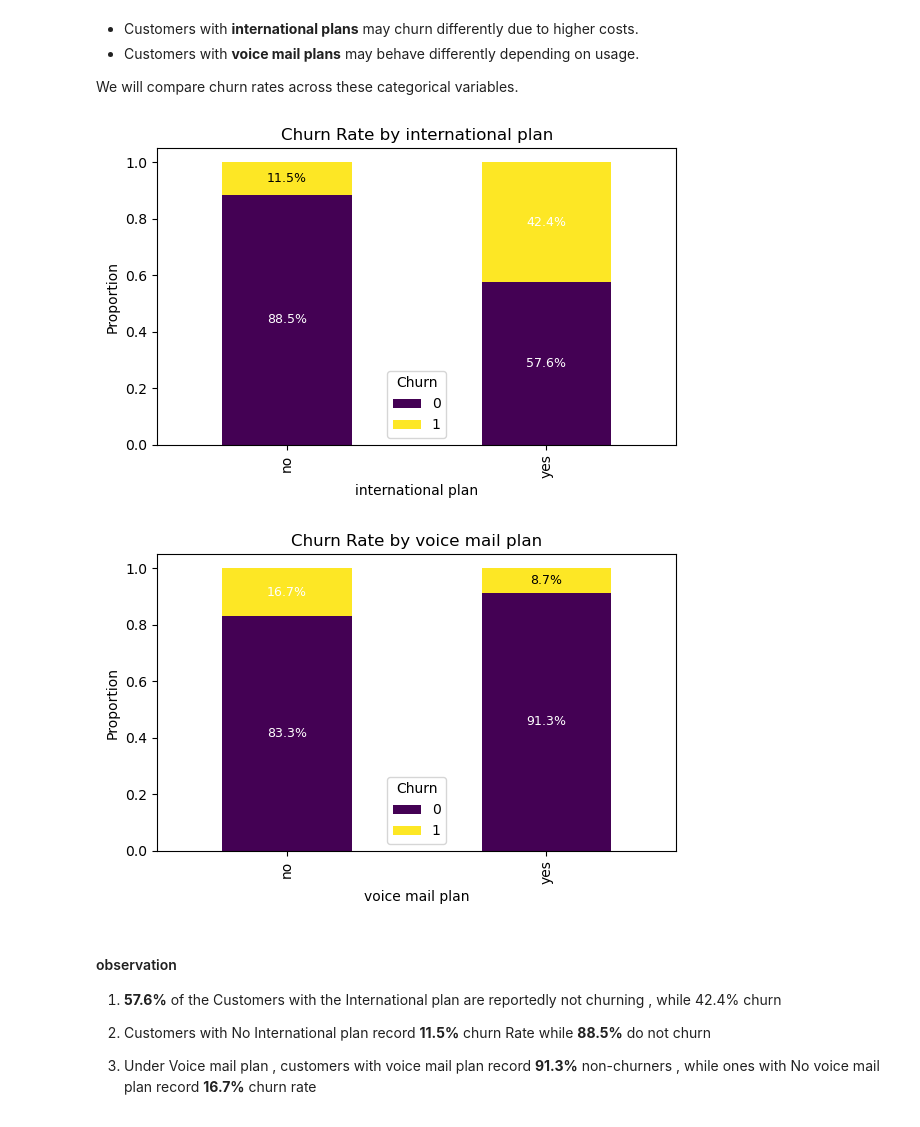
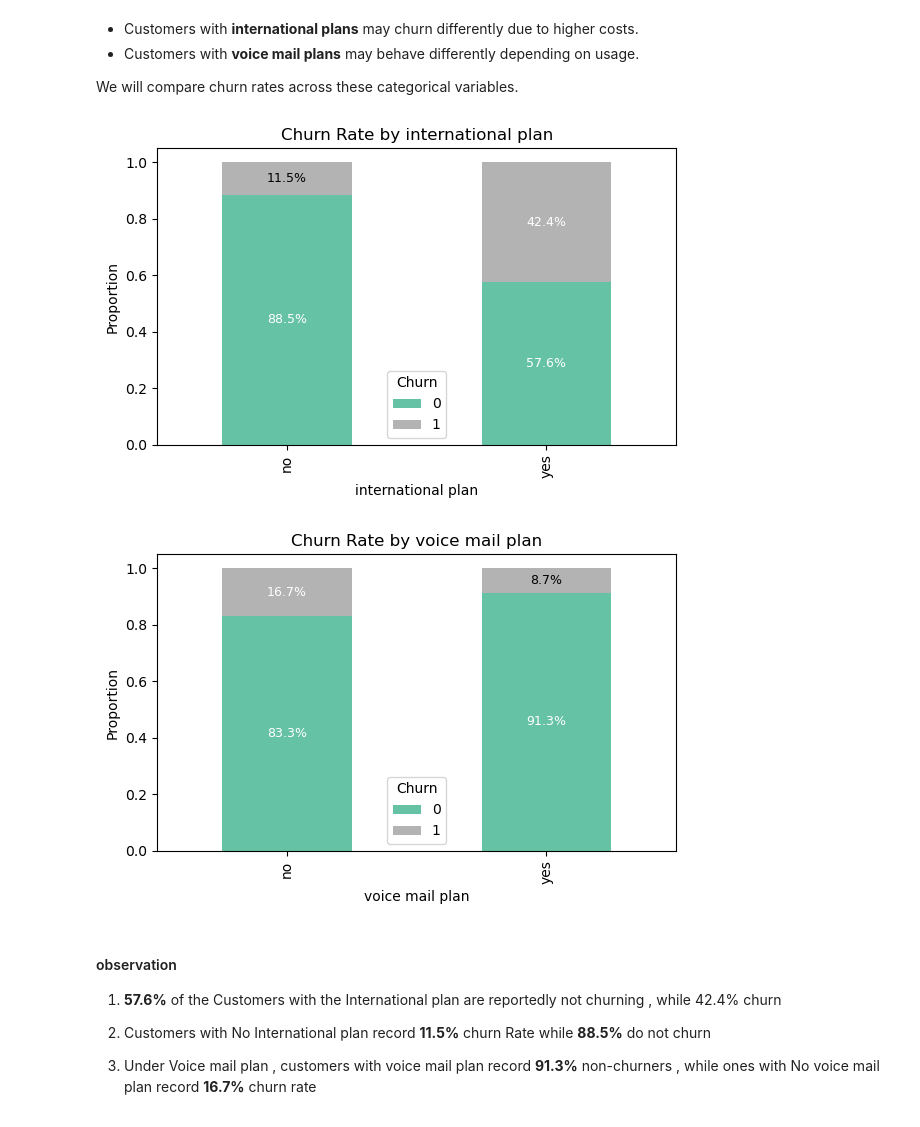
Before and after one commit to Kabutie/SyriaTel-, a Jupyter notebook: student.ipynb, the cells around one changed output. Cells and saved outputs as stored; diff of their text form; code cells hidden in the pictures.

Commit message:
colormap updates

```diff
--- a/student.ipynb
+++ b/student.ipynb
@@ -287,34 +287,34 @@ We will compare churn rates across these categorical variables.
 # %%
 cat_features = ['international plan', 'voice mail plan']
 
 for feature in cat_features:
     churn_rate = pd.crosstab(data[feature], data['churn'], normalize='index')
-    ax = churn_rate.plot(kind='bar', stacked=True, figsize=(6, 4), colormap='viridis')
+    ax = churn_rate.plot(kind='bar', stacked=True, figsize=(6, 4), colormap='Set2')
 
     plt.title(f'Churn Rate by {feature}')
     plt.ylabel('Proportion')
     plt.ylim(0, 1.05)  # Slightly above 1 to make room for labels
 
     # Annotate each bar segment
     for i, category in enumerate(churn_rate.index):
         cumulative = 0
         for j, churn_status in enumerate(churn_rate.columns):
             value = churn_rate.loc[category, churn_status]
             cumulative += value
             ax.text(
                 i,                      # x-position
                 cumulative - value / 2, # y-position (middle of the bar segment)
                 f'{value:.1%}',         # label text
                 ha='center', va='center',
                 fontsize=9, color='white' if value > 0.15 else 'black'
             )
 
     plt.legend(title='Churn')
     plt.tight_layout()
     plt.show()
 # %% [output]
-[figure, old version]
+[figure, new version]
-[figure, old version]
+[figure, new version]
 # %% [markdown]
 #### observation
 
```
